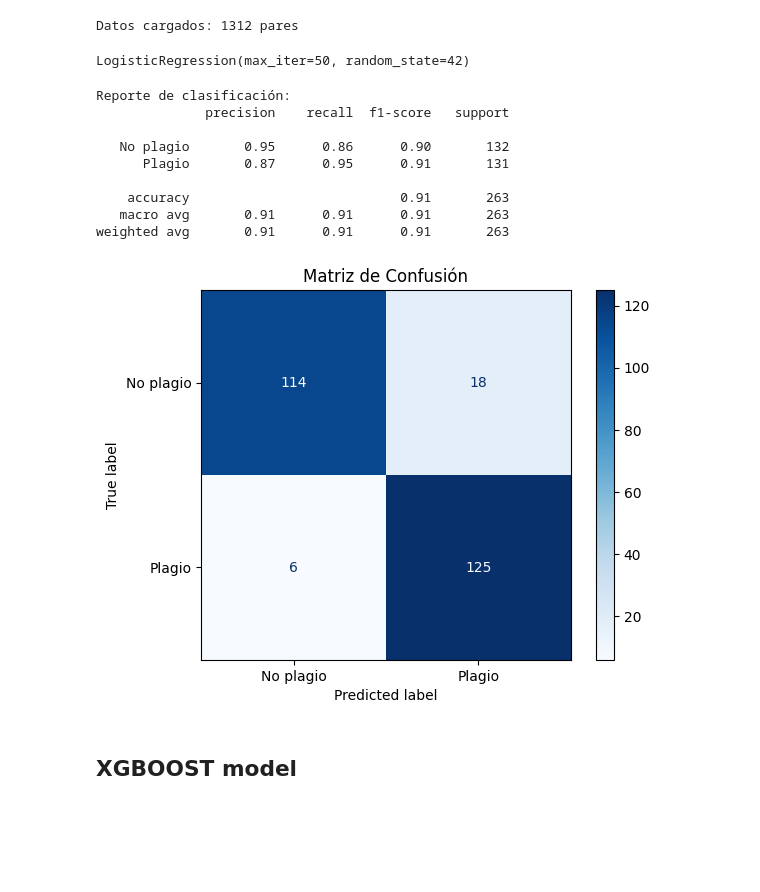
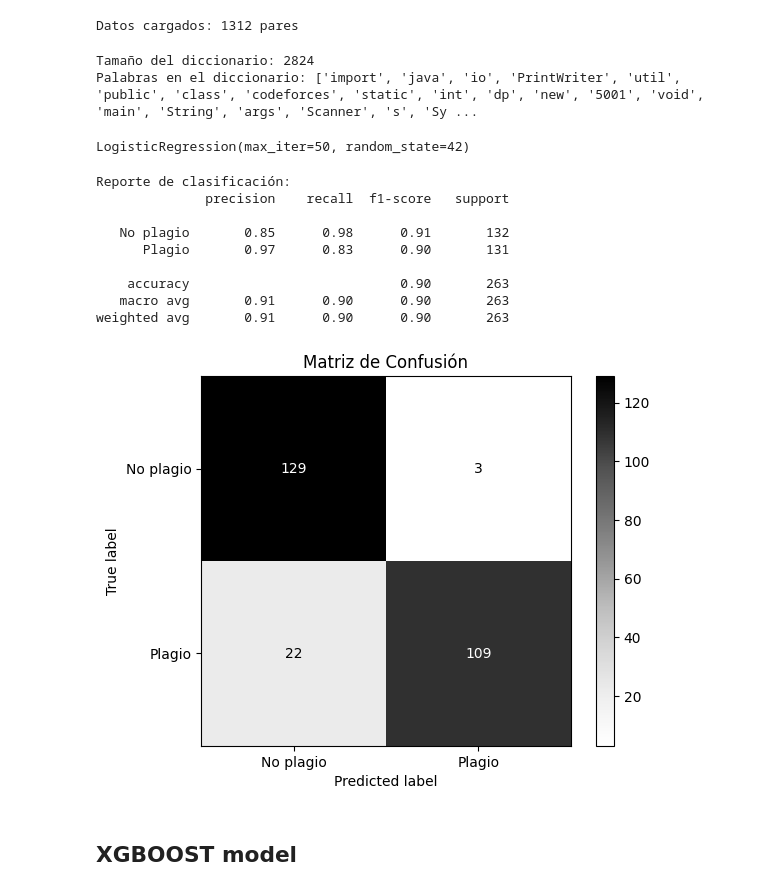
Before and after one commit to DHurtado714-itesm/reto-tc3002b, a Jupyter notebook: model.ipynb, the cells around one changed output. Cells and saved outputs as stored; diff of their text form; code cells hidden in the pictures; blank space fills up the shorter version.

Commit message:
Simplificar modelo + comments

```diff
--- a/model.ipynb
+++ b/model.ipynb
@@ -18,32 +18,40 @@ print(f"Datos cargados: {len(df)} pares")
 # %% [output]
 Datos cargados: 1312 pares
 # %%
+# Lista con todos los códigos del csv
 corpus = df['code1'].tolist() + df['code2'].tolist()
 
+# COnfigurar el vectorizador que se comporte de la sigueinte forma:
 vectorizer = TfidfVectorizer(
-    max_features=5000,  # Limitar número de características para evitar sobreajuste
     lowercase=False,     # Mantener mayúsculas/minúsculas (importante en Java)
-    token_pattern=r'(?u)\b\w+\b'  # Tokens alfanuméricos (para capturar identificadores de Java)
+    token_pattern=r'(?u)\b\w+\b'  # Ingnorar identificadores de Java para no tomarlos ne cunta -> ',",),(,{,},[,],,,.,;,:,!?,+,-,*,/,%,**,//,==,!=,<,>,<=,>=,&&,||,=,+=,-=,\n,\t,\r,@,#,$,,/,~
 )
+
+# Analiza el corpus y crea un diccionario con todas las palabras únicas
 vectorizer.fit(corpus)
+print("Tamaño del diccionario:", len(vectorizer.vocabulary_))
+print("Palabras en el diccionario:", list(vectorizer.vocabulary_.keys()))
 
+# Convierte cada fragmento de código en un vector de números, donde cada número representa qué tan importante es una palabra en ese código
 X1 = vectorizer.transform(df['code1'])
 X2 = vectorizer.transform(df['code2'])
 
-# Combinar características (diferencia absoluta entre vectores TF-IDF)
-X = sp.csr_matrix(np.abs(X1 - X2))  # Diferencia absoluta para capturar similitud
+# Número alto -> Aparece varias veces en ese código y aparece muy poco o nada en los demás códigos
+# Número bajo -> Se repite mucho en todos los textos y Casi no aparece en este código
+# 0 -> Esa palabra no aparece en ese fragmento
+
+# Diferencia absoluta para capturar similitud entre los 2 códigos
+X = sp.csr_matrix(np.abs(X1 - X2))
 
 # Etiquetas
 y = df['label'].values
+# %% [output]
+Tamaño del diccionario: 2824
+Palabras en el diccionario: ['import', 'java', 'io', 'PrintWriter', 'util', 'public', 'class', 'codeforces', 'static', 'int', 'dp', 'new', '5001', 'void', 'main', 'String', 'args', 'Scanner', 's', 'Sy ...
 # %%
 X_train, X_test, y_train, y_test = train_test_split(
     X, y, test_size=TEST_SIZE, random_state=RANDOM_STATE, stratify=y
 )
-
-# Escalar características (opcional, pero útil para algunos modelos)
-scaler = StandardScaler(with_mean=False)  # with_mean=False para matrices dispersas
-X_train = scaler.fit_transform(X_train)
-X_test = scaler.transform(X_test)
 # %%
 model = LogisticRegression(max_iter=50, random_state=RANDOM_STATE)
 model.fit(X_train, y_train)
@@ -52,25 +60,25 @@ LogisticRegression(max_iter=50, random_state=42)
 # %%
 y_pred = model.predict(X_test)
 print("\nReporte de clasificación:")
 print(classification_report(y_test, y_pred, target_names=['No plagio', 'Plagio']))
 
 cm = confusion_matrix(y_test, y_pred)
 
 disp = ConfusionMatrixDisplay(confusion_matrix=cm, display_labels=['No plagio', 'Plagio'])
-disp.plot(cmap='Blues')  # Usar paleta de colores 'Blues' (puedes cambiar a 'Reds', 'Greens', etc.)
+disp.plot(cmap='Grays')
 plt.title('Matriz de Confusión')
 plt.show()
 # %% [output]
 Reporte de clasificación:
               precision    recall  f1-score   support
 
-   No plagio       0.95      0.86      0.90       132
-      Plagio       0.87      0.95      0.91       131
+   No plagio       0.85      0.98      0.91       132
+      Plagio       0.97      0.83      0.90       131
 
-    accuracy                           0.91       263
-   macro avg       0.91      0.91      0.91       263
-weighted avg       0.91      0.91      0.91       263
+    accuracy                           0.90       263
+   macro avg       0.91      0.90      0.90       263
+weighted avg       0.91      0.90      0.90       263
-[figure, old version]
+[figure, new version]
 # %% [markdown]
 ## XGBOOST model
 # %%
```
Also changed, not shown: parts of 1 cell of this notebook, 1 other file.
